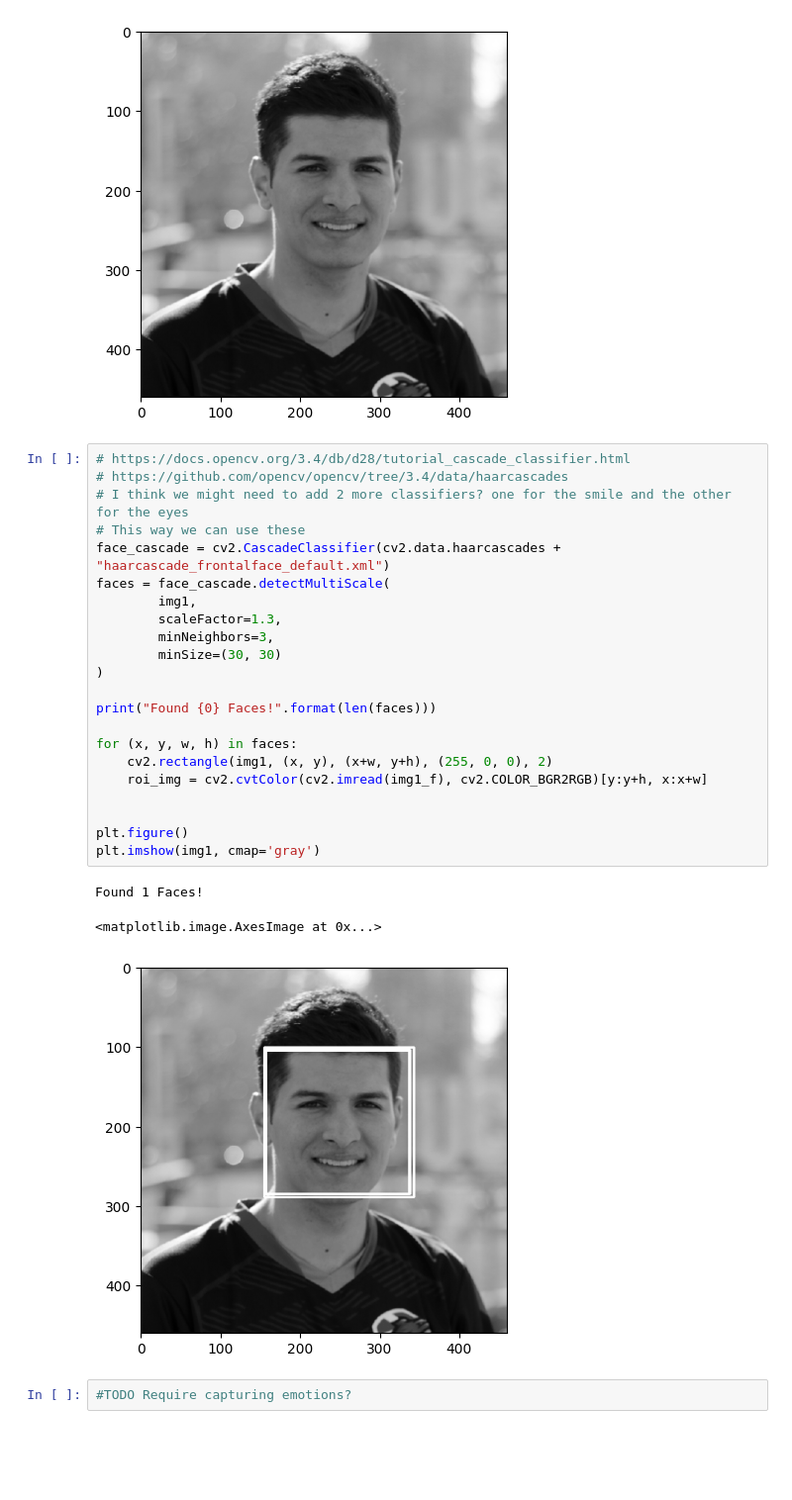
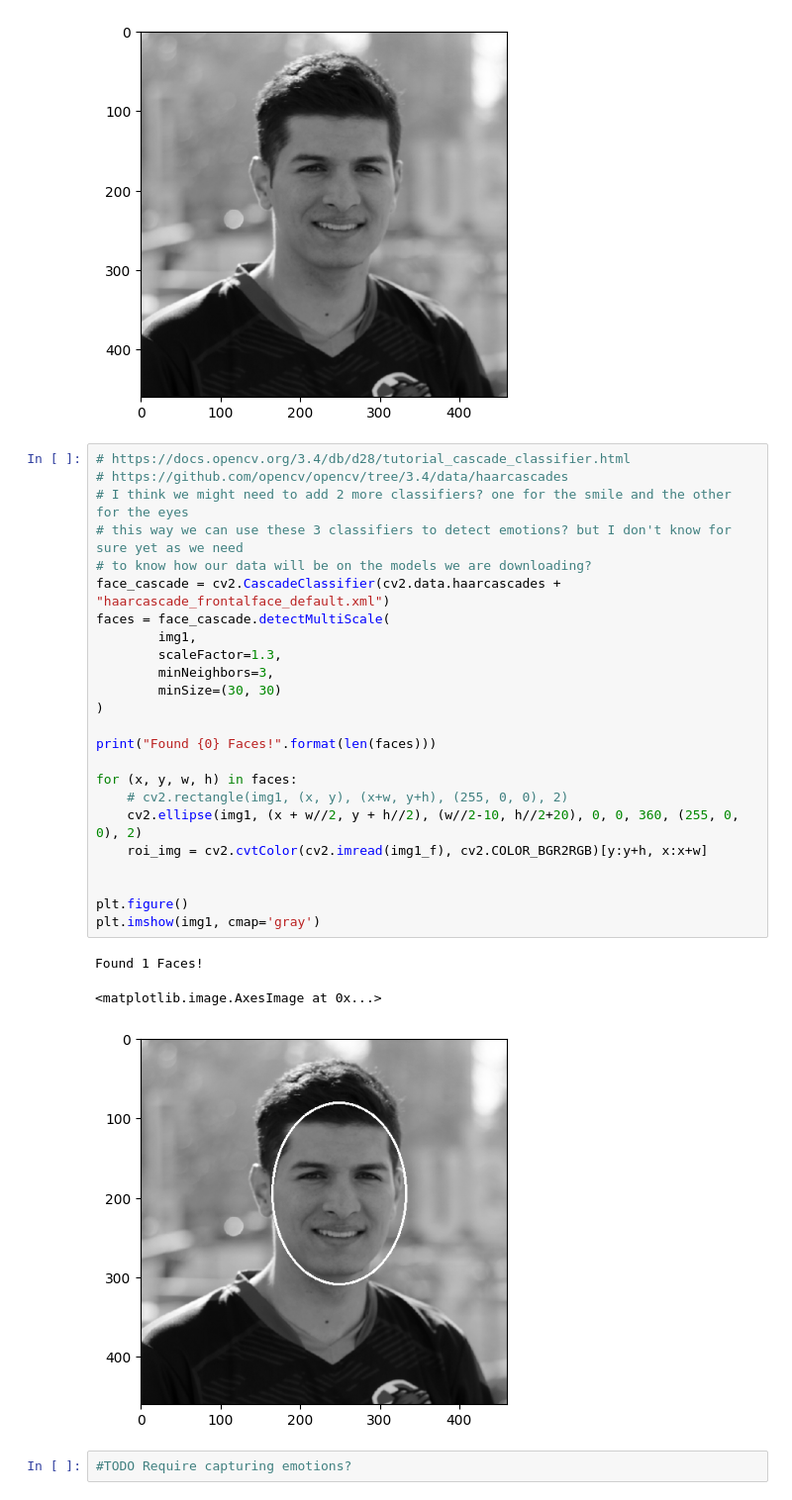
Before and after one commit to Raove/Final_Project, a Jupyter notebook: final_project.ipynb, the cells around one changed output. Shown at 99% size. Saved outputs shown, nothing was run; the diff lists cells and outputs as text; blank space fills up the shorter version.

```diff
--- a/final_project.ipynb
+++ b/final_project.ipynb
@@ -23,28 +23,30 @@ plt.imshow(img1, cmap='gray')
 # %%
 # https://docs.opencv.org/3.4/db/d28/tutorial_cascade_classifier.html
 # https://github.com/opencv/opencv/tree/3.4/data/haarcascades
 # I think we might need to add 2 more classifiers? one for the smile and the other for the eyes
-# This way we can use these
+# this way we can use these 3 classifiers to detect emotions? but I don't know for sure yet as we need
+# to know how our data will be on the models we are downloading?
 face_cascade = cv2.CascadeClassifier(cv2.data.haarcascades + "haarcascade_frontalface_default.xml")
 faces = face_cascade.detectMultiScale(
         img1,
         scaleFactor=1.3,
         minNeighbors=3,
         minSize=(30, 30)
 )
 
 print("Found {0} Faces!".format(len(faces)))
 
 for (x, y, w, h) in faces:
-    cv2.rectangle(img1, (x, y), (x+w, y+h), (255, 0, 0), 2)
+    # cv2.rectangle(img1, (x, y), (x+w, y+h), (255, 0, 0), 2)
+    cv2.ellipse(img1, (x + w//2, y + h//2), (w//2-10, h//2+20), 0, 0, 360, (255, 0, 0), 2)
     roi_img = cv2.cvtColor(cv2.imread(img1_f), cv2.COLOR_BGR2RGB)[y:y+h, x:x+w]
 
 
 plt.figure()
 plt.imshow(img1, cmap='gray')
 # %% [output]
 Found 1 Faces!
 <matplotlib.image.AxesImage at 0x...>
-[figure, old version]
+[figure, new version]
 # %%
 #TODO Require capturing emotions?
```
